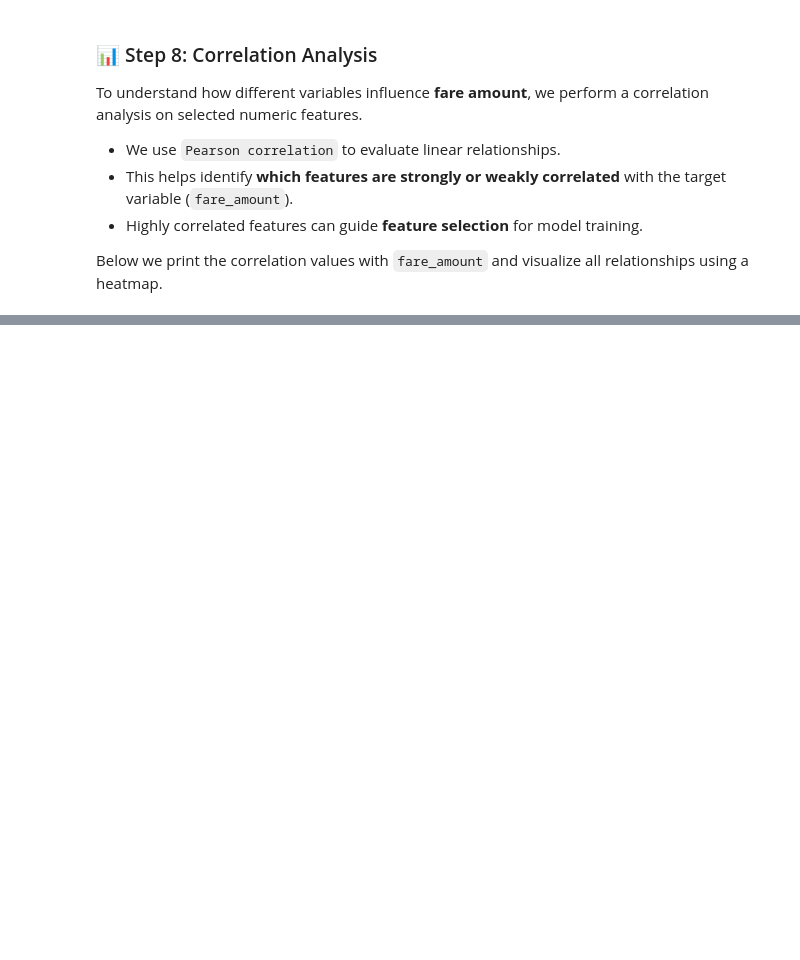
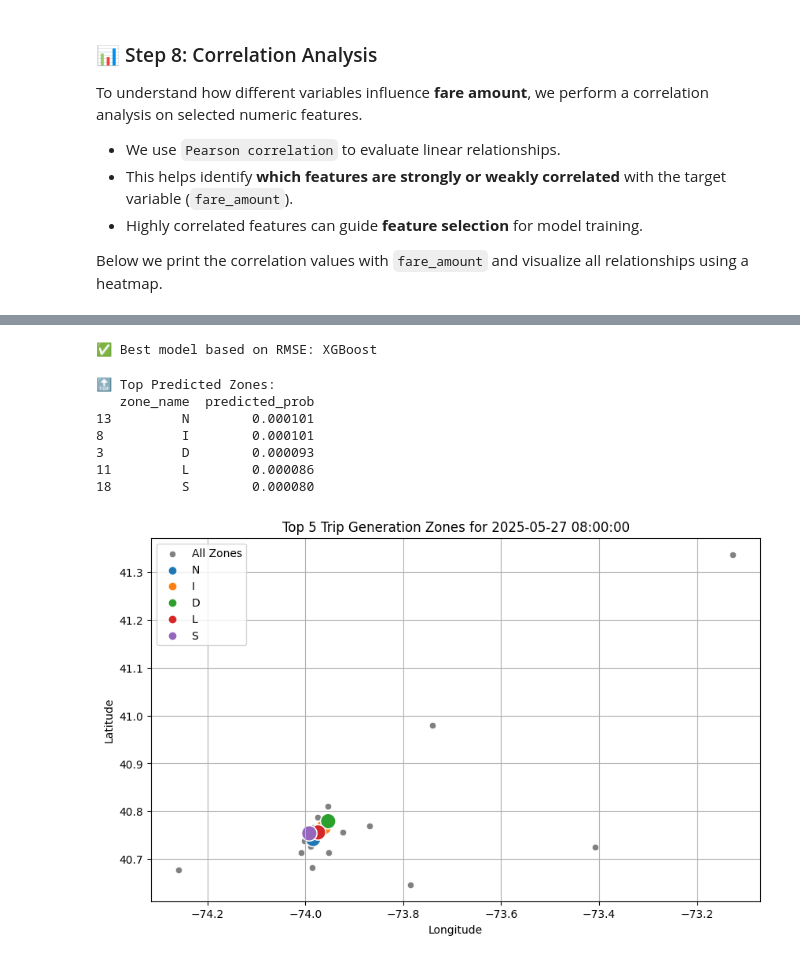
Before and after one commit to Nibras-pendulum/Nibras_Uber_Fare_Price, a Jupyter notebook: Uber_Fares_Prediction.ipynb, the cells around one changed output, grey strips where cells are left out. Saved outputs shown, nothing was run; the diff lists cells and outputs as text; code cells hidden in the pictures; blank space fills up the shorter version.

```diff
--- a/Uber_Fares_Prediction.ipynb
+++ b/Uber_Fares_Prediction.ipynb
@@ -379,0 +578,14 @@ clean_df.to_csv('uber_fares_cleaned.csv', index=False)
+# %%
+# Comparing Models
+results = {
+    "Linear Regression": {"MAE": lr_mae, "RMSE": lr_rmse, "R2": lr_r2},
+    "Random Forest": {"MAE": rf_mae, "RMSE": rf_rmse, "R2": rf_r2},
+    "XGBoost": {"MAE": xgb_mae, "RMSE": xgb_rmse, "R2": xgb_r2},
+    "Gradient Boosting": {"MAE": gb_mae, "RMSE": gb_rmse, "R2": gb_r2}
+
+}
+
+best_model_name = min(results, key=lambda x: results[x]['RMSE'])
+print(f"✅ Best model based on RMSE: {best_model_name}")
+# %% [output]
+✅ Best model based on RMSE: XGBoost
@@ -379,0 +683,13 @@ clean_df.to_csv('uber_fares_cleaned.csv', index=False)
+# %%
+# ----------------------------------
+# Example usage
+predict_top_zones("2025-05-27 08:00:00")
+# %% [output]
+🔝 Top Predicted Zones:
+   zone_name  predicted_prob
+13         N        0.000101
+8          I        0.000101
+3          D        0.000093
+11         L        0.000086
+18         S        0.000080
+[figure, added]
```
Also changed, not shown: parts of 10 cells of this notebook.
